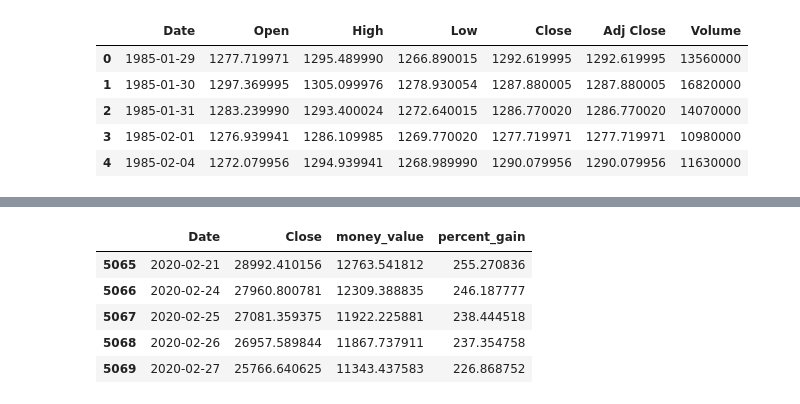
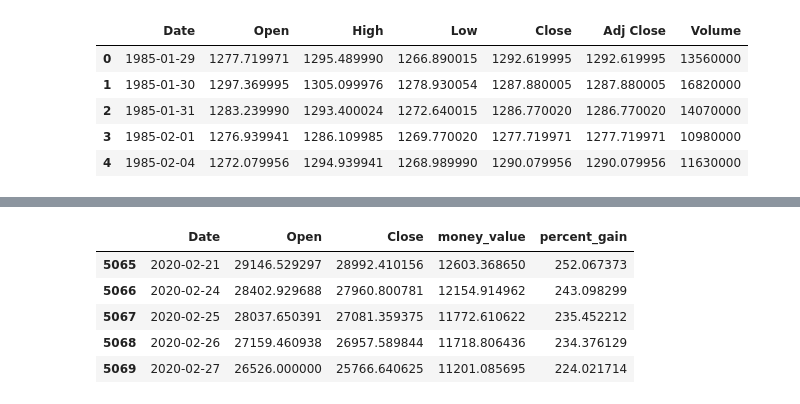
Before and after one commit to jmaddalena/market_strategizing, a Jupyter notebook: market_strategizing.ipynb, the cells around one changed output, grey strips where cells are left out. Saved outputs shown, nothing was run; the diff lists cells and outputs as text; code cells hidden in the pictures.

```diff
--- a/market_strategizing.ipynb
+++ b/market_strategizing.ipynb
@@ -34,22 +37,24 @@ The iterable function was deprecated in Matplotlib 3.1 and will be removed in 3.
 date_start = "2000-01-01"
 
 starting_amount = 5000
+
+index_dates = dj.loc[dj['Date'] >= date_start, ['Date', 'Open', 'Close']].reset_index(drop = True)
 # %%
 ## person who invests and holds
 
-holder = dj.loc[dj['Date'] >= date_start, ['Date', 'Close']].reset_index(drop = True)
+holder = index_dates.copy()
 
-start_shares = starting_amount/holder.loc[0, "Close"]
+start_shares = starting_amount/holder.loc[0, "Open"]
 
 holder['money_value'] = holder['Close']*start_shares
 
 holder['percent_gain'] = 100*holder['money_value']/starting_amount
 
 holder.tail()
 # %% [output]
-|  | Date | Close | money_value | percent_gain |
-| 5065 | 2020-02-21 | 28992.410156 | 12763.541812 | 255.270836 |
-| 5066 | 2020-02-24 | 27960.800781 | 12309.388835 | 246.187777 |
-| 5067 | 2020-02-25 | 27081.359375 | 11922.225881 | 238.444518 |
-| 5068 | 2020-02-26 | 26957.589844 | 11867.737911 | 237.354758 |
-| 5069 | 2020-02-27 | 25766.640625 | 11343.437583 | 226.868752 |
+|  | Date | Open | Close | money_value | percent_gain |
+| 5065 | 2020-02-21 | 29146.529297 | 28992.410156 | 12603.368650 | 252.067373 |
+| 5066 | 2020-02-24 | 28402.929688 | 27960.800781 | 12154.914962 | 243.098299 |
+| 5067 | 2020-02-25 | 28037.650391 | 27081.359375 | 11772.610622 | 235.452212 |
+| 5068 | 2020-02-26 | 27159.460938 | 26957.589844 | 11718.806436 | 234.376129 |
+| 5069 | 2020-02-27 | 26526.000000 | 25766.640625 | 11201.085695 | 224.021714 |
```
Also changed, not shown: parts of 16 cells of this notebook.
